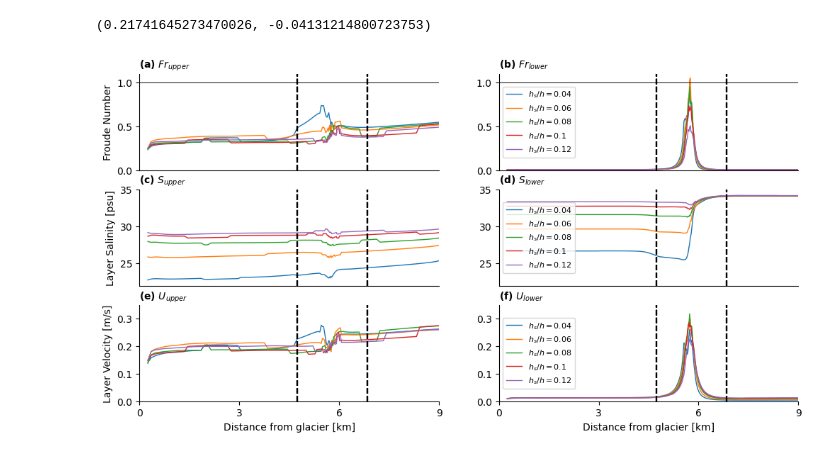
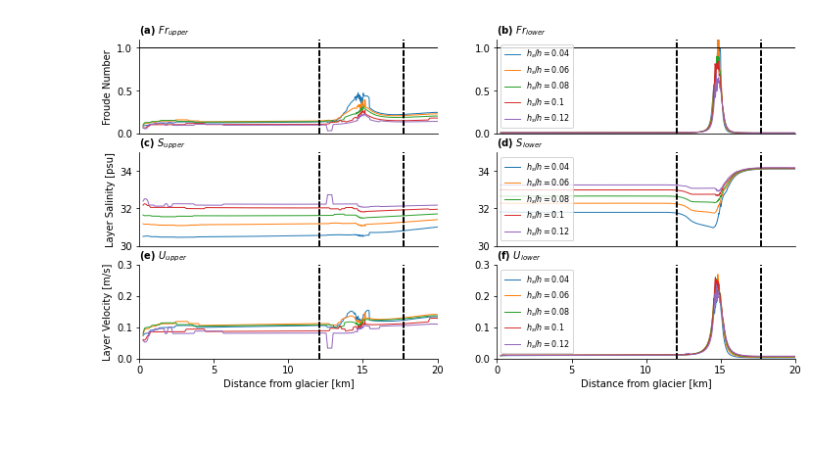
Before and after one commit to weiyangbao/Jupyter-Iceplume, a Jupyter notebook: DynamicalProperties.ipynb, the cells around one changed output. Drawn from its saved outputs; the diff is of its cells as text; code cells hidden in the pictures; blank space fills up the shorter version.

Commit message:
modified for processing new hpc outputs locally

```diff
--- a/DynamicalProperties.ipynb
+++ b/DynamicalProperties.ipynb
@@ -147,10 +152,10 @@ dist = xr.open_dataset('/Volumes/Extreme SSD/MITgcm outputs/Qsg' + str(format(Qs
 len(dist)
 # %%
 
-qsg = 500
+qsg = 250
 hs = np.array([1,2,3,4,5])
 hsr = np.array([0.04,0.06,0.08,0.10,0.12])
-dist = xr.open_dataset('/Volumes/Extreme SSD/MITgcm outputs/Qsg' + str(format(qsg,'03d')) + '/state_001.nc').X.data[:120] / 1000
+dist = xr.open_dataset('/Volumes/Extreme SSD/MITgcm outputs/Qsg' + str(format(qsg,'03d')) + '/state_001.nc').X.data[:260] / 1000
 
 Fr1 = np.empty([len(hs), len(dist)])
 Fr2 = np.empty([len(hs), len(dist)])
@@ -161,7 +166,3 @@ U2 = np.empty([len(hs), len(dist)])
 
 for j in range(len(hs)):
     S1[j,:], S2[j,:], U1[j,:], U2[j,:], Fr1[j,:], Fr2[j,:] = DynamicalP(qsg,hs[j])
-# %%
-U1[0,:].mean(), U2[0,:].mean()
-# %% [output]
-(0.21741645273470026, -0.04131214800723753)
@@ -188,10 +191,14 @@ for k in range(len(hs)):
     ax1.plot(dist,Fr1[k,:],lw=1,label=r'$h_s/h=$'+str(hsr[k]))
     #ax1.legend(fontsize=10, loc="upper left")
     ax1.axhline(y=1, color='k',lw=.5)
-    ax1.axvline(x=dist[47], color='k', linestyle='--')
-    ax1.axvline(x=dist[97], color='k', linestyle='--')
+#     ax1.axvline(x=dist[47], color='k', linestyle='--')
+#     ax1.axvline(x=dist[97], color='k', linestyle='--')
+    ax1.axvline(x=dist[120], color='k', linestyle='--')
+    ax1.axvline(x=dist[235], color='k', linestyle='--')
     ax1.set_ylabel(r'Froude Number',size= 10)
-    ax1.set_xlim([0, 9])
+#     ax1.set_xlim([0, 9])
+#     ax1.set_ylim([0, 1.1])
+    ax1.set_xlim([0, 20])
     ax1.set_ylim([0, 1.1])
     ax1.xaxis.set_visible(False) # This erases the y ticks
     ax1.spines['top'].set_visible(False)
@@ -201,10 +208,12 @@ for k in range(len(hs)):
     ax2.plot(dist,-Fr2[k,:],lw=1,label=r'$h_s/h=$'+str(hsr[k]))
     ax2.legend(fontsize=8, loc="center left")
     ax2.axhline(y=1, color='k',lw=.5)
-    ax2.axvline(x=dist[47], color='k', linestyle='--')
-    ax2.axvline(x=dist[97], color='k', linestyle='--')
+    ax2.axvline(x=dist[120], color='k', linestyle='--')
+    ax2.axvline(x=dist[235], color='k', linestyle='--')
     #ax2.set_ylabel('($m^3/s$)',size = 15)
-    ax2.set_xlim([0, 9])
+#     ax2.set_xlim([0, 9])
+#     ax2.set_ylim([0, 1.1])
+    ax2.set_xlim([0, 20])
     ax2.set_ylim([0, 1.1])
     ax2.xaxis.set_visible(False) # This erases the y ticks
     ax2.spines['top'].set_visible(False)
@@ -213,11 +222,13 @@ for k in range(len(hs)):
 
     ax3.plot(dist,S1[k,:],lw=1, label=r'$h_s/h=$'+str(hsr[k]))
     #ax3.legend(fontsize=6, loc="upper left")
-    ax3.axvline(x=dist[47], color='k', linestyle='--')
-    ax3.axvline(x=dist[97], color='k', linestyle='--')
+    ax3.axvline(x=dist[120], color='k', linestyle='--')
+    ax3.axvline(x=dist[235], color='k', linestyle='--')
     ax3.set_ylabel(r'Layer Salinity [psu]',size = 10)
-    ax3.set_xlim([0, 9])
-    ax3.set_ylim([22, 35])
+#     ax3.set_xlim([0, 9])
+#     ax3.set_ylim([22, 35])
+    ax3.set_xlim([0, 20])
+    ax3.set_ylim([30, 35])
     ax3.xaxis.set_visible(False) # This erases the y ticks
     ax3.spines['top'].set_visible(False)
     ax3.spines['right'].set_visible(False)
@@ -225,49 +236,57 @@ for k in range(len(hs)):
 
     ax4.plot(dist,S2[k,:],lw=1, label=r'$h_s/h=$'+str(hsr[k]))
     ax4.legend(fontsize=8, loc="center left")
-    ax4.axvline(x=dist[47], color='k', linestyle='--')
-    ax4.axvline(x=dist[97], color='k', linestyle='--')
-    ax4.set_xlim([0, 9])
-    ax4.set_ylim([22, 35])
+    ax4.axvline(x=dist[120], color='k', linestyle='--')
+    ax4.axvline(x=dist[235], color='k', linestyle='--')
+#     ax4.set_xlim([0, 9])
+#     ax4.set_ylim([22, 35])
+    ax4.set_xlim([0, 20])
+    ax4.set_ylim([30, 35])
     ax4.xaxis.set_visible(False) # This erases the y ticks
     ax4.spines['top'].set_visible(False)
     ax4.spines['right'].set_visible(False)
     ax4.set_title('(d) $S_{lower}$', loc='left', size=10, weight='bold')
 
     ax5.plot(dist,U1[k,:],lw=1, label=r'$h_s/h=$'+str(hsr[k]))
     #ax5.legend(fontsize=6, loc="upper left")
-    ax5.axvline(x=dist[47], color='k', linestyle='--')
-    ax5.axvline(x=dist[97], color='k', linestyle='--')
+    ax5.axvline(x=dist[120], color='k', linestyle='--')
+    ax5.axvline(x=dist[235], color='k', linestyle='--')
     ax5.set_xlabel(r'Distance from glacier [km]',size = 10)
     ax5.set_ylabel(r'Layer Velocity [m/s]',size = 10)
-    ax5.set_xlim([0, 9])
-    ax5.set_xticks([0, 3, 6, 9])
-    ax5.set_ylim([0, .35])
+#     ax5.set_xlim([0, 9])
+#     ax5.set_xticks([0, 3, 6, 9])
+#     ax5.set_ylim([0, .35])
+    ax5.set_xlim([0, 20])
+    ax5.set_xticks([0, 5, 10, 15, 20])
+    ax5.set_ylim([0, .3])
     ax5.spines['top'].set_visible(False)
     ax5.spines['right'].set_visible(False)
     ax5.set_title('(e) $U_{upper}$', loc='left', size=10, weight='bold')
 
     ax6.plot(dist,-U2[k,:],lw=1, label=r'$h_s/h=$'+str(hsr[k]))
     ax6.legend(fontsize=8, loc="center left")
-    ax6.axvline(x=dist[47], color='k', linestyle='--')
-    ax6.axvline(x=dist[97], color='k', linestyle='--')
+    ax6.axvline(x=dist[120], color='k', linestyle='--')
+    ax6.axvline(x=dist[235], color='k', linestyle='--')
     ax6.set_xlabel(r'Distance from glacier [km]',size = 10)
-    ax6.set_xlim([0, 9])
-    ax6.set_xticks([0, 3, 6, 9])
-    ax6.set_ylim([0, .35])
+#     ax6.set_xlim([0, 9])
+#     ax6.set_xticks([0, 3, 6, 9])
+#     ax6.set_ylim([0, .35])
+    ax6.set_xlim([0, 20])
+    ax6.set_xticks([0, 5, 10, 15, 20])
+    ax6.set_ylim([0, .3])
     ax6.spines['top'].set_visible(False)
     ax6.spines['right'].set_visible(False)
     ax6.set_title('(f) $U_{lower}$', loc='left', size=10, weight='bold')
 
     #ax4.plot(dist[1:],S2[k,1:],lw=1)
 
     #ax5.plot(dist[1:],U1[k,1:],lw=1)
 
     #ax6.plot(dist[1:],U2[k,1:],lw=1)
 
 plt.show()
 # %% [output]
-[figure, old version]
+[figure, new version]
 # %%
 fig_path = "/Users/weiyangbao/Documents/Results_Figs/Parameter/"
 if not os.path.exists(fig_path):
```
Also changed, not shown: parts of 2 cells of this notebook, 5 other files.
